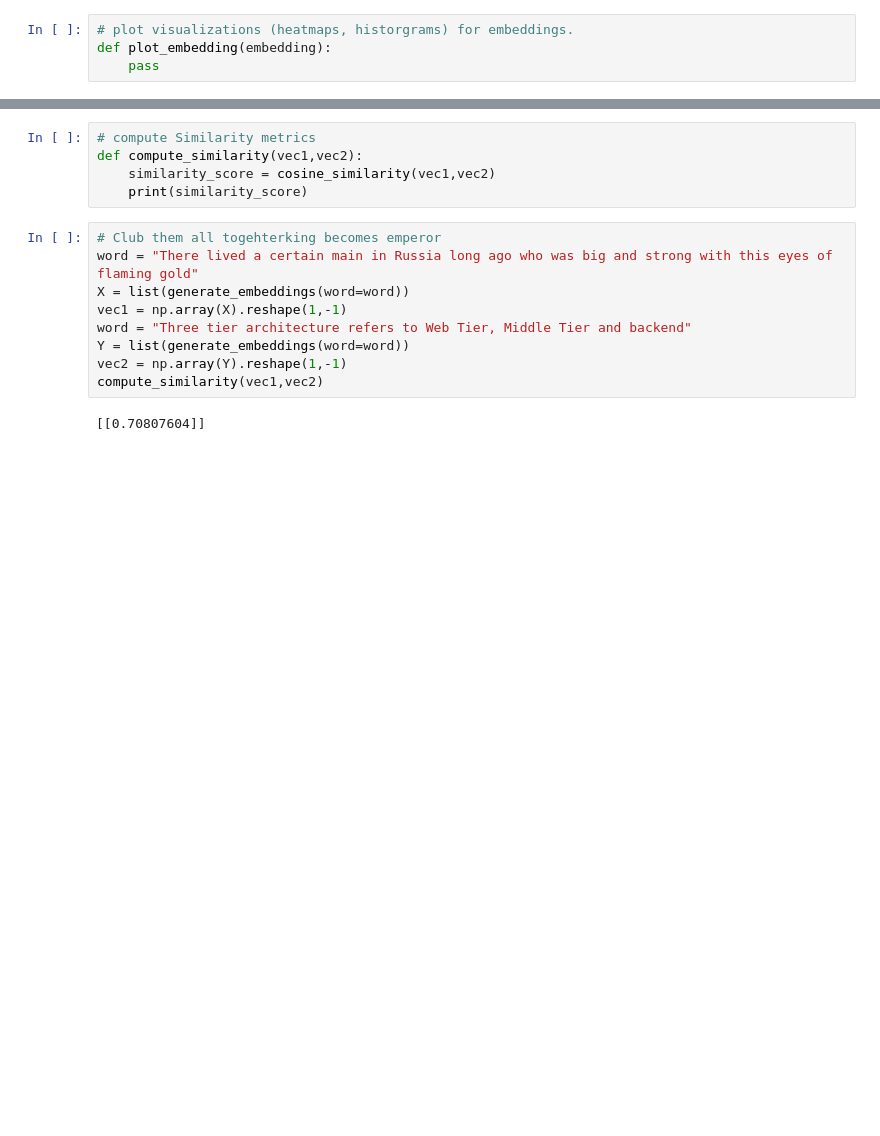
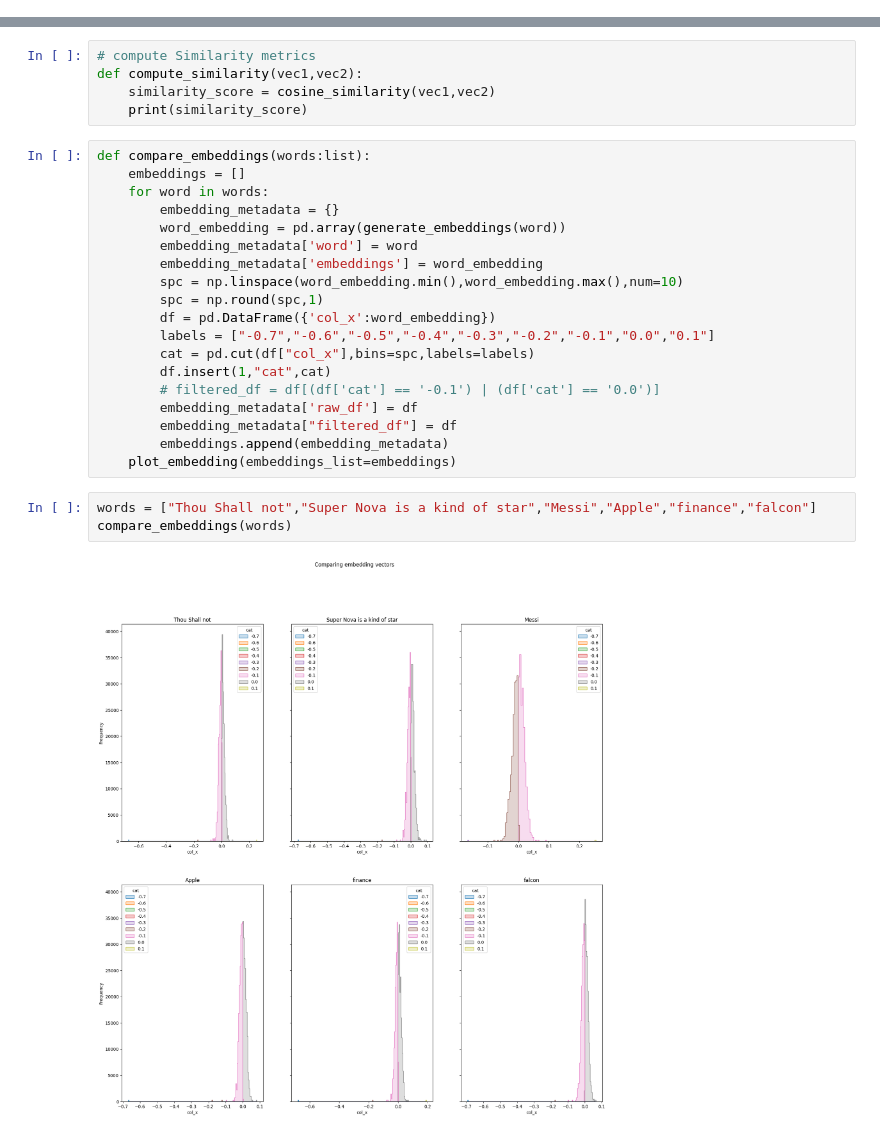
Before and after one commit to gurucb/search_embeddings, a Jupyter notebook: Vector_Embeddings/text_embedding_analysis.ipynb, the cells around one changed output, grey strips where cells are left out. Saved outputs shown, nothing was run; the diff lists cells and outputs as text; blank space fills up the shorter version.

Commit message:
Completed V1 code for Analysis of embedding vectors from Open AI models

```diff
--- a/Vector_Embeddings/text_embedding_analysis.ipynb
+++ b/Vector_Embeddings/text_embedding_analysis.ipynb
@@ -42,4 +39,0 @@ def generate_embeddings(word):
-# %%
-# plot visualizations (heatmaps, historgrams) for embeddings.
-def plot_embedding(embedding):
-    pass
@@ -48,14 +63,27 @@ def plot_embedding(embedding):
 def compute_similarity(vec1,vec2):
     similarity_score = cosine_similarity(vec1,vec2)
     print(similarity_score)
-# %%
-# Club them all togehterking becomes emperor
-word = "There lived a certain main in Russia long ago who was big and strong with this eyes of flaming gold"
-X = list(generate_embeddings(word=word))
-vec1 = np.array(X).reshape(1,-1)
-word = "Three tier architecture refers to Web Tier, Middle Tier and backend"
-Y = list(generate_embeddings(word=word))
-vec2 = np.array(Y).reshape(1,-1)
-compute_similarity(vec1,vec2)
-# %% [output]
-[[0.70807604]]
+# %%
+def compare_embeddings(words:list):
+    embeddings = []
+    for word in words:
+        embedding_metadata = {}
+        word_embedding = pd.array(generate_embeddings(word))
+        embedding_metadata['word'] = word
+        embedding_metadata['embeddings'] = word_embedding
+        spc = np.linspace(word_embedding.min(),word_embedding.max(),num=10)
+        spc = np.round(spc,1)
+        df = pd.DataFrame({'col_x':word_embedding})
+        labels = ["-0.7","-0.6","-0.5","-0.4","-0.3","-0.2","-0.1","0.0","0.1"]
+        cat = pd.cut(df["col_x"],bins=spc,labels=labels)
+        df.insert(1,"cat",cat)
+        # filtered_df = df[(df['cat'] == '-0.1') | (df['cat'] == '0.0')]
+        embedding_metadata['raw_df'] = df
+        embedding_metadata["filtered_df"] = df
+        embeddings.append(embedding_metadata)
+    plot_embedding(embeddings_list=embeddings)
+# %%
+words = ["Thou Shall not","Super Nova is a kind of star","Messi","Apple","finance","falcon"]
+compare_embeddings(words)
+# %% [output]
+[figure, added]
```
Also changed, not shown: parts of 3 cells of this notebook, 2 other files.
